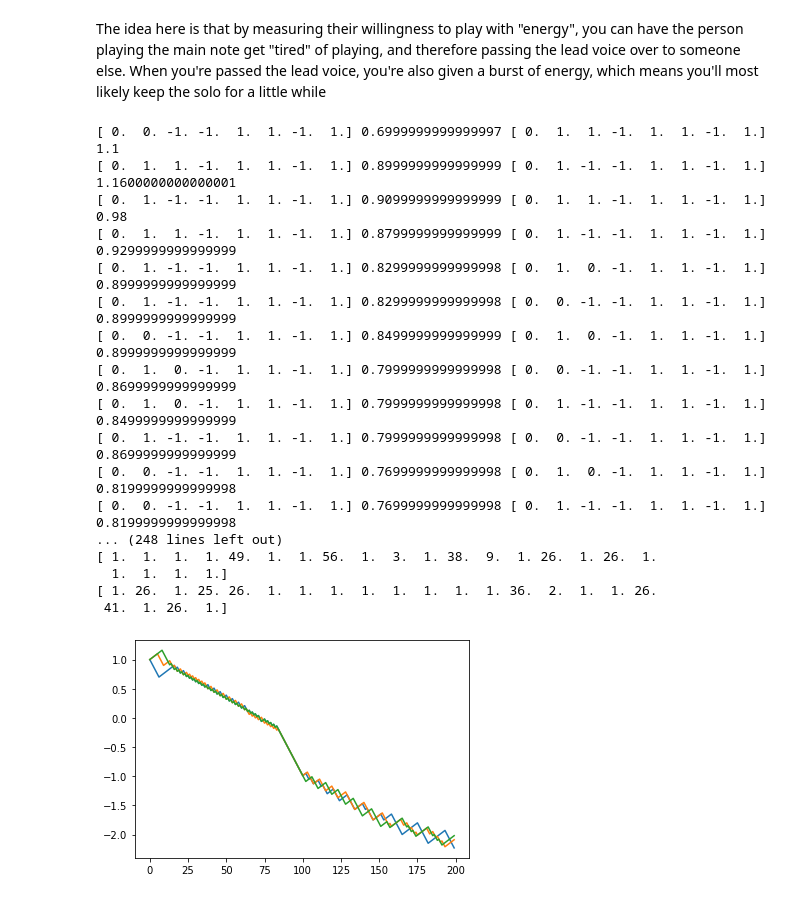
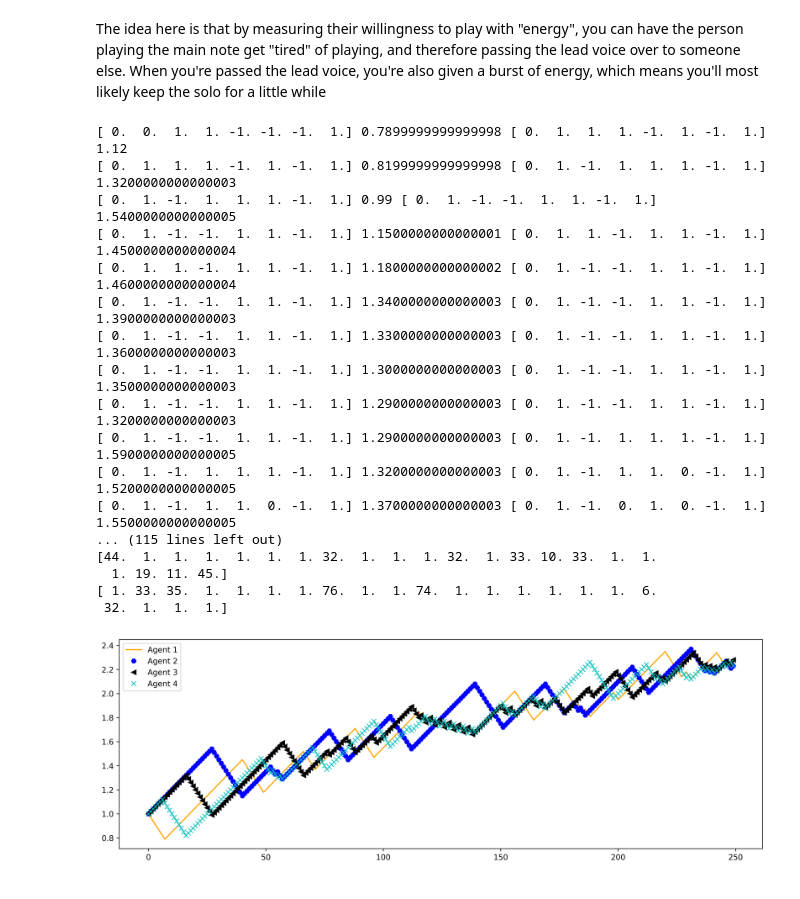
Before and after one commit to halvorsh/MasterThesis, a Jupyter notebook: Melody Auctioning-Order.ipynb, the cells around one changed output. Saved outputs shown, nothing was run; the diff lists cells and outputs as text; code cells hidden in the pictures.

```diff
--- a/Melody Auctioning-Order.ipynb
+++ b/Melody Auctioning-Order.ipynb
@@ -4,6 +4,8 @@ import mido
 import pretty_midi
 import sklearn
 import matplotlib.pyplot as plt
+import matplotlib as mpl
+mpl.rcParams['figure.dpi'] = 600
 # %%
 def notes_to_instrument(notes, who_is_main, player_id, type_inst=0):
     instrument = pretty_midi.Instrument(type_inst)
@@ -18,10 +20,17 @@ def notes_to_instrument(notes, who_is_main, player_id, type_inst=0):
     instrument.notes = to_write
     return instrument
 # %%
-def calculate_distance(playing, potential):
+def calculate_distance(playing, potential, melody):
     diff = np.sum(np.abs(playing-potential))
 
-    score = 10-(diff-1)**2
+    score = 10-(diff-1)
+
+    good_differences = [0, 3, 4, 5, 7, 8, 9]
+
+    internal_diff = np.abs(melody[1:] - melody[:-1])
+
+    #for n in internal_diff:
+        #score += 0.3 if n in internal_diff%12 else 0
 
     return score
 # %%
@@ -106,25 +129,28 @@ The idea here is that by measuring their willingness to play with "energy", you
 p1 = Player(1)
 p2 = Player(57)
 p3 = Player(40)
+p4 = Player(64)
 
-p1.set_other_players([p2, p3])
-p2.set_other_players([p1, p3])
-p3.set_other_players([p2, p1])
+p1.set_other_players([p2, p3, p4])
+p2.set_other_players([p1, p3, p4])
+p3.set_other_players([p2, p1, p4])
+p4.set_other_players([p1, p2, p3])
 
 p1_out = []
 p2_out = []
 p3_out = []
+p4_out = []
 
 p1.become_main()
 
-players = [p1, p2, p3]
-outputs = [p1_out, p2_out, p3_out]
+players = [p1, p2, p3, p4]
+outputs = [p1_out, p2_out, p3_out, p4_out]
 who_is_main = []
 
 time_since_last_change = 0
 current_main = 0
 
-for j in range(200):
+for j in range(250):
     for i in range(len(players)):
         if players[i].isMainVoice:
             who_is_main.append(i)
@@ -140,41 +166,46 @@ for j in range(200):
     for player in players:
         player.update()
 
-#print(who_is_main)
+print(who_is_main)
 
 print(p1.hist)
 print(p2.hist)
 print(p3.hist)
+print(p4.hist)
 
 midi = pretty_midi.PrettyMIDI()
 p1_instrument = notes_to_instrument(p1_out, who_is_main, 0, p1.instrument)
 p2_instrument = notes_to_instrument(p2_out, who_is_main, 1, p2.instrument)
 p3_instrument = notes_to_instrument(p3_out, who_is_main, 2, p3.instrument)
-midi.instruments = [p1_instrument, p2_instrument, p3_instrument]
+p4_instrument = notes_to_instrument(p4_out, who_is_main, 3, p4.instrument)
+midi.instruments = [p1_instrument, p2_instrument, p3_instrument, p4_instrument]
 midi.write("AuctioningWithOrderScale.mid")
 # %% [output]
-[ 0.  0. -1. -1.  1.  1. -1.  1.] 0.6999999999999997 [ 0.  1.  1. -1.  1.  1. -1.  1.] 1.1
-[ 0.  1.  1. -1.  1.  1. -1.  1.] 0.8999999999999999 [ 0.  1. -1. -1.  1.  1. -1.  1.] 1.1600000000000001
-[ 0.  1. -1. -1.  1.  1. -1.  1.] 0.9099999999999999 [ 0.  1.  1. -1.  1.  1. -1.  1.] 0.98
-[ 0.  1.  1. -1.  1.  1. -1.  1.] 0.8799999999999999 [ 0.  1. -1. -1.  1.  1. -1.  1.] 0.9299999999999999
-[ 0.  1. -1. -1.  1.  1. -1.  1.] 0.8299999999999998 [ 0.  1.  0. -1.  1.  1. -1.  1.] 0.8999999999999999
-[ 0.  1. -1. -1.  1.  1. -1.  1.] 0.8299999999999998 [ 0.  0. -1. -1.  1.  1. -1.  1.] 0.8999999999999999
-[ 0.  0. -1. -1.  1.  1. -1.  1.] 0.8499999999999999 [ 0.  1.  0. -1.  1.  1. -1.  1.] 0.8999999999999999
-[ 0.  1.  0. -1.  1.  1. -1.  1.] 0.7999999999999998 [ 0.  0. -1. -1.  1.  1. -1.  1.] 0.8699999999999999
-[ 0.  1.  0. -1.  1.  1. -1.  1.] 0.7999999999999998 [ 0.  1. -1. -1.  1.  1. -1.  1.] 0.8499999999999999
-[ 0.  1. -1. -1.  1.  1. -1.  1.] 0.7999999999999998 [ 0.  0. -1. -1.  1.  1. -1.  1.] 0.8699999999999999
-[ 0.  0. -1. -1.  1.  1. -1.  1.] 0.7699999999999998 [ 0.  1.  0. -1.  1.  1. -1.  1.] 0.8199999999999998
-[ 0.  0. -1. -1.  1.  1. -1.  1.] 0.7699999999999998 [ 0.  1. -1. -1.  1.  1. -1.  1.] 0.8199999999999998
-... (248 lines left out)
-[ 1.  1.  1.  1. 49.  1.  1. 56.  1.  3.  1. 38.  9.  1. 26.  1. 26.  1.
-  1.  1.  1.  1.]
-[ 1. 26.  1. 25. 26.  1.  1.  1.  1.  1.  1.  1.  1. 36.  2.  1.  1. 26.
- 41.  1. 26.  1.]
+[ 0.  0.  1.  1. -1. -1. -1.  1.] 0.7899999999999998 [ 0.  1.  1.  1. -1.  1. -1.  1.] 1.12
+[ 0.  1.  1.  1. -1.  1. -1.  1.] 0.8199999999999998 [ 0.  1. -1.  1.  1.  1. -1.  1.] 1.3200000000000003
+[ 0.  1. -1.  1.  1.  1. -1.  1.] 0.99 [ 0.  1. -1. -1.  1.  1. -1.  1.] 1.5400000000000005
+[ 0.  1. -1. -1.  1.  1. -1.  1.] 1.1500000000000001 [ 0.  1.  1. -1.  1.  1. -1.  1.] 1.4500000000000004
+[ 0.  1.  1. -1.  1.  1. -1.  1.] 1.1800000000000002 [ 0.  1. -1. -1.  1.  1. -1.  1.] 1.4600000000000004
+[ 0.  1. -1. -1.  1.  1. -1.  1.] 1.3400000000000003 [ 0.  1. -1. -1.  1.  1. -1.  1.] 1.3900000000000003
+[ 0.  1. -1. -1.  1.  1. -1.  1.] 1.3300000000000003 [ 0.  1. -1. -1.  1.  1. -1.  1.] 1.3600000000000003
+[ 0.  1. -1. -1.  1.  1. -1.  1.] 1.3000000000000003 [ 0.  1. -1. -1.  1.  1. -1.  1.] 1.3500000000000003
+[ 0.  1. -1. -1.  1.  1. -1.  1.] 1.2900000000000003 [ 0.  1. -1. -1.  1.  1. -1.  1.] 1.3200000000000003
+[ 0.  1. -1. -1.  1.  1. -1.  1.] 1.2900000000000003 [ 0.  1. -1.  1.  1.  1. -1.  1.] 1.5900000000000005
+[ 0.  1. -1.  1.  1.  1. -1.  1.] 1.3200000000000003 [ 0.  1. -1.  1.  1.  0. -1.  1.] 1.5200000000000005
+[ 0.  1. -1.  1.  1.  0. -1.  1.] 1.3700000000000003 [ 0.  1. -1.  0.  1.  0. -1.  1.] 1.5500000000000005
+... (115 lines left out)
+[44.  1.  1.  1.  1.  1.  1. 32.  1.  1.  1. 32.  1. 33. 10. 33.  1.  1.
+  1. 19. 11. 45.]
+[ 1. 33. 35.  1.  1.  1.  1. 76.  1.  1. 74.  1.  1.  1.  1.  1.  1.  6.
+ 32.  1.  1.  1.]
 # %%
-plt.plot(p1.energyplot)
-plt.plot(p2.energyplot)
-plt.plot(p3.energyplot)
+plt.figure(figsize=(15, 5))
+plt.plot(p1.energyplot, color='orange', label="Agent 1")
+plt.plot(p2.energyplot, 'bH', label="Agent 2")
+plt.plot(p3.energyplot, 'k<', label="Agent 3")
+plt.plot(p4.energyplot, 'cx', label="Agent 4")
+plt.legend()
 plt.show()
 # %% [output]
-[figure, old version]
+[figure, new version]
 # %%
```
Also changed, not shown: parts of 2 cells of this notebook, 30 other files.
